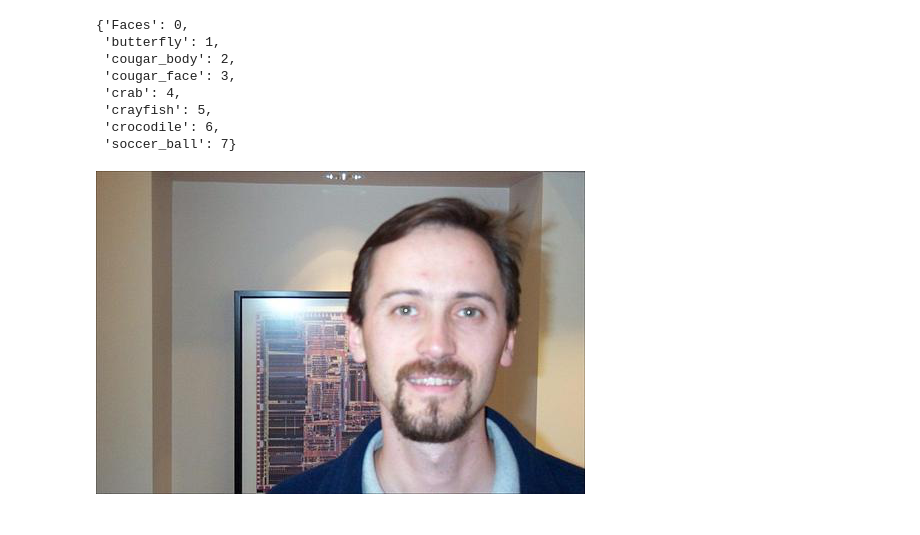
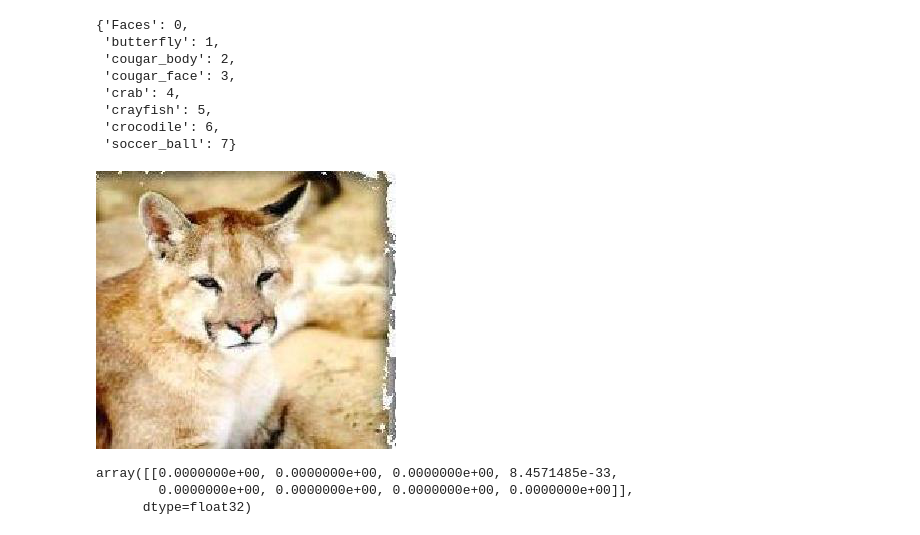
Before and after one commit to lukasy09/KernelDatabase.py, a Jupyter notebook: Objects/src/objects_classification.ipynb, the cells around one changed output. Saved outputs shown, nothing was run; the diff lists cells and outputs as text; code cells hidden in the pictures.

Commit message:
new model 400x400

```diff
--- a/Objects/src/objects_classification.ipynb
+++ b/Objects/src/objects_classification.ipynb
@@ -140,8 +137,8 @@ model_test.save_weights("Model/model_weights.h5")
 # %%
-image = Image.open("PersonalTestSet/image_0156.jpg")
+image = Image.open("PersonalTestSet/image_000.jpg")
 image
 # %% [output]
-[figure, old version]
+[figure, new version]
 # %%
 def preprocess_img(img,target_size):
     img = img.resize(target_size)
@@ -156,0 +150,7 @@ tfjs.converters.save_keras_model(model, './Model/model')
+# %%
+predictions = model.predict(preprocessed_image)
+predictions
+# %% [output]
+array([[0.0000000e+00, 0.0000000e+00, 0.0000000e+00, 8.4571485e-33,
+        0.0000000e+00, 0.0000000e+00, 0.0000000e+00, 0.0000000e+00]],
+      dtype=float32)
```
Also changed, not shown: parts of 10 cells of this notebook, 16 other files.
